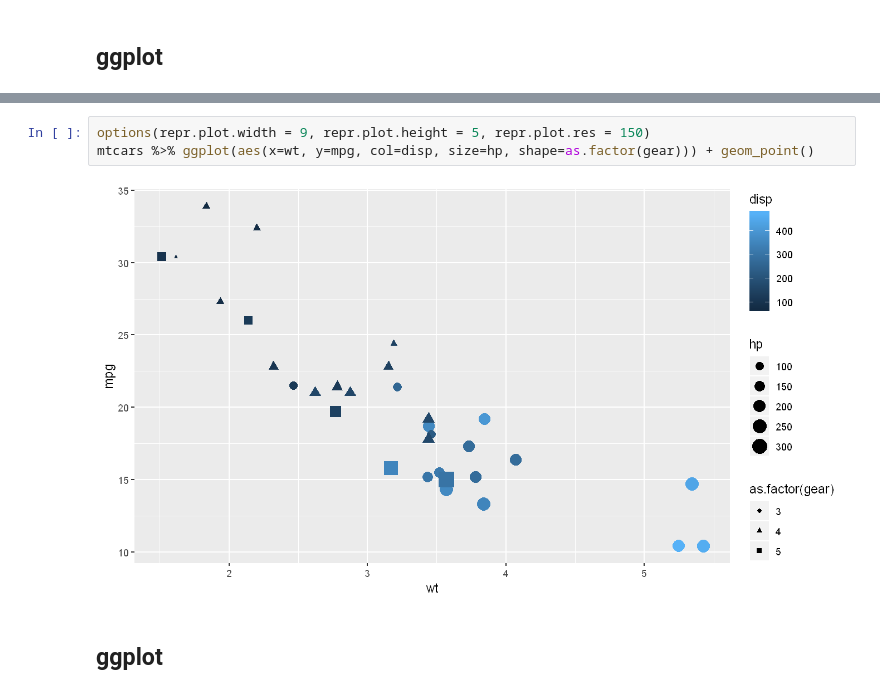
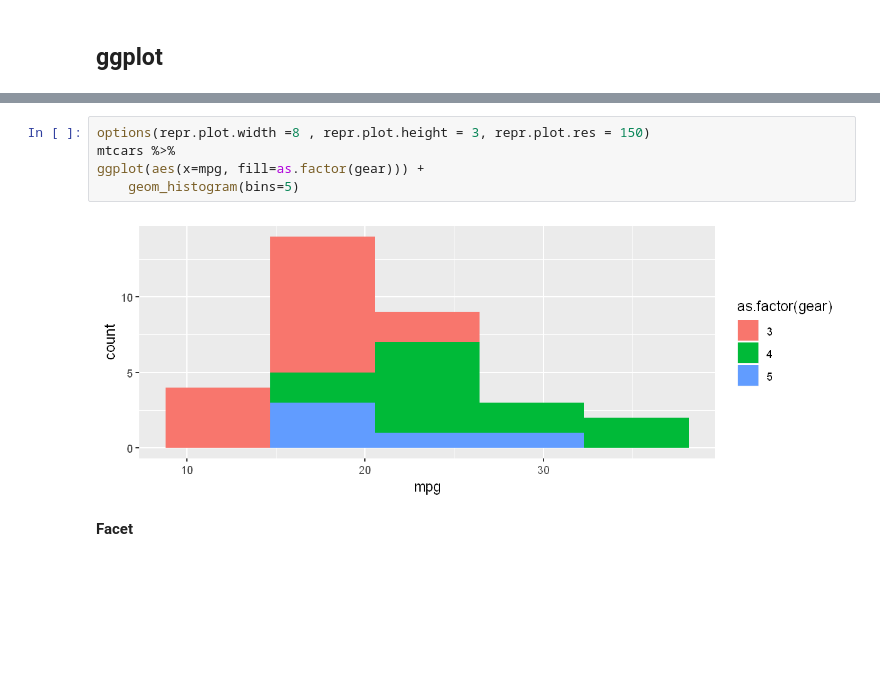
Before and after one commit to yongks/r_book, a Jupyter notebook: 04-visualization.ipynb, the cells around one changed output, grey strips where cells are left out. Cells and saved outputs as stored; diff of their text form; blank space fills up the shorter version.

```diff
--- a/04-visualization.ipynb
+++ b/04-visualization.ipynb
@@ -117,7 +494,9 @@ grid.arrange(p1,p2,p3,p4, ncol=2)
 # %%
-options(repr.plot.width = 9, repr.plot.height = 5, repr.plot.res = 150)
-mtcars %>% ggplot(aes(x=wt, y=mpg, col=disp, size=hp, shape=as.factor(gear))) + geom_point()
+options(repr.plot.width =8 , repr.plot.height = 3, repr.plot.res = 150)
+mtcars %>%
+ggplot(aes(x=mpg, fill=as.factor(gear))) +
+    geom_histogram(bins=5)
 # %% [output]
-[figure, old version]
+[figure, new version]
 # %% [markdown]
-## ggplot
+**Facet**
```
Also changed, not shown: parts of 77 cells of this notebook, 35 other files.
